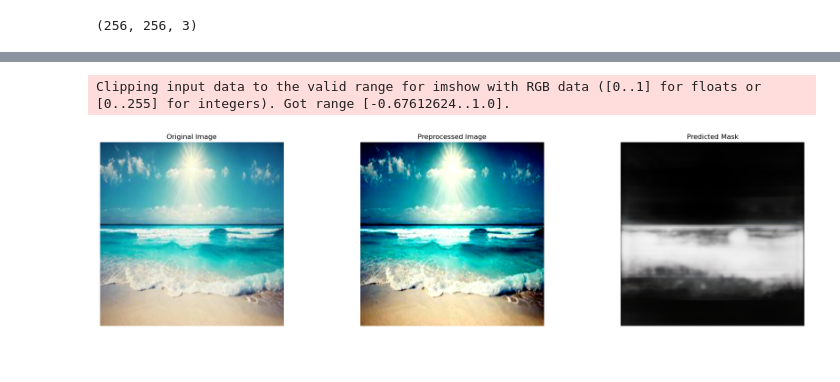
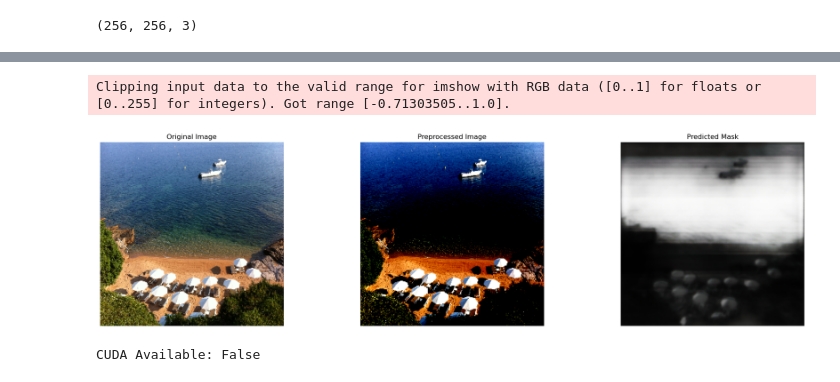
Before and after one commit to LucasStPaul/CV_Projet, a Jupyter notebook: Test_Image_Eau.ipynb, the cells around one changed output, grey strips where cells are left out. Cells and saved outputs as stored; diff of their text form; code cells hidden in the pictures.

```diff
--- a/Test_Image_Eau.ipynb
+++ b/Test_Image_Eau.ipynb
@@ -42,6 +42,8 @@ x3 = load_image('C:/Users/thesy/Documents/GitHub/CV_Projet/Image_Eau_Test/3.JPG'
 x4 = load_image('C:/Users/thesy/Documents/GitHub/CV_Projet/Image_Eau_Test/4.JPG')
 x5 = load_image('C:/Users/thesy/Documents/GitHub/CV_Projet/Image_Eau_Test/5.JPG')
 x6 = load_image('C:/Users/thesy/Documents/GitHub/CV_Projet/Image_Eau_Test/6.JPG')
+x7 = load_image('C:/Users/thesy/Documents/GitHub/CV_Projet/Image_Eau_Test/7.JPG')
+x8 = load_image('C:/Users/thesy/Documents/GitHub/CV_Projet/Image_Eau_Test/8.JPG')
 # %%
 def show_image(image, title=None):
     plt.imshow(image)
@@ -78,6 +80,8 @@ x3_prep = preprocess_data_augmented(x3)
 x4_prep = preprocess_data_augmented(x4)
 x5_prep = preprocess_data_augmented(x5)
 x6_prep = preprocess_data_augmented(x6)
+x7_prep = preprocess_data_augmented(x7)
+x8_prep = preprocess_data_augmented(x8)
 # %%
 print(x1_prep.shape)
 # %% [output]
@@ -128,7 +132,7 @@ print("Input image shape:", x1_prep.shape)
 x1_prep = np.array(x1_prep)
 
 # Show predictions
-show_predictions(model, x6, x6_prep)
+show_predictions(model, x8, x8_prep)
 # %% [output]
 Input image shape: (256, 256, 3)
 Original shape: (256, 256, 3)
@@ -137,2 +141,7 @@ Shape after adding batch dimension: (1, 256, 256, 3)
-Clipping input data to the valid range for imshow with RGB data ([0..1] for floats or [0..255] for integers). Got range [-0.67612624..1.0].
+Clipping input data to the valid range for imshow with RGB data ([0..1] for floats or [0..255] for integers). Got range [-0.71303505..1.0].
-[figure, old version]
+[figure, new version]
+# %%
+import torch
+print("CUDA Available:", torch.cuda.is_available())
+# %% [output]
+CUDA Available: False
```
Also changed, not shown: parts of 1 cell of this notebook, 2 other files.
